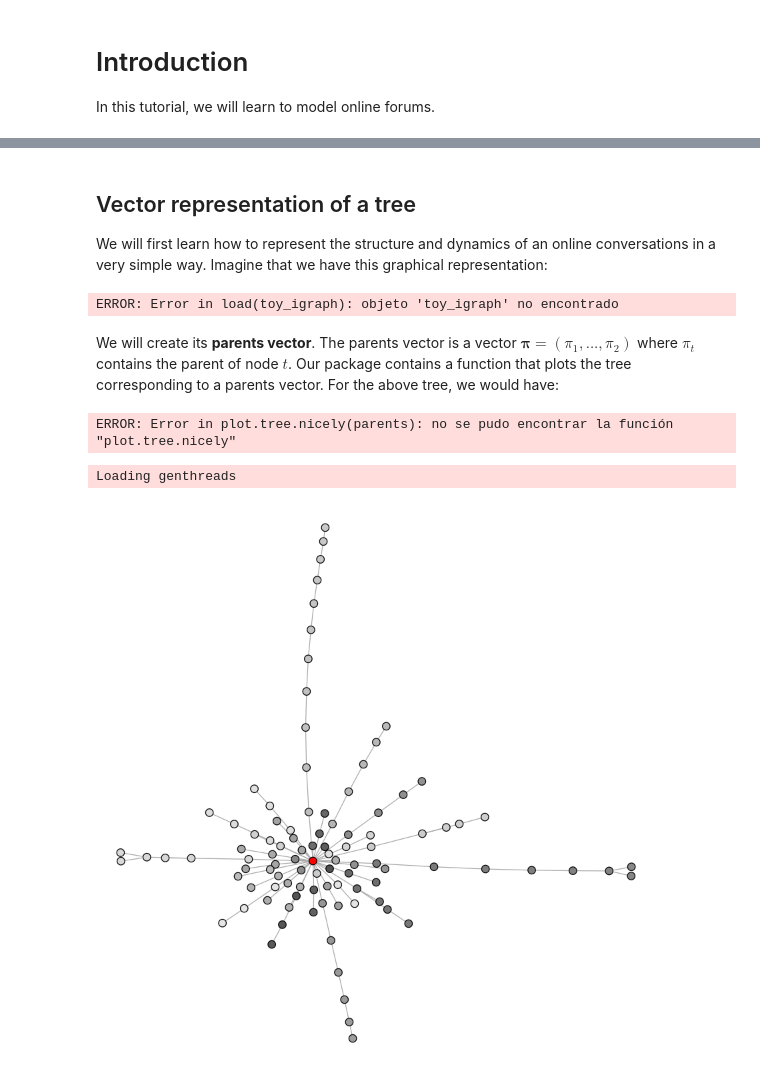
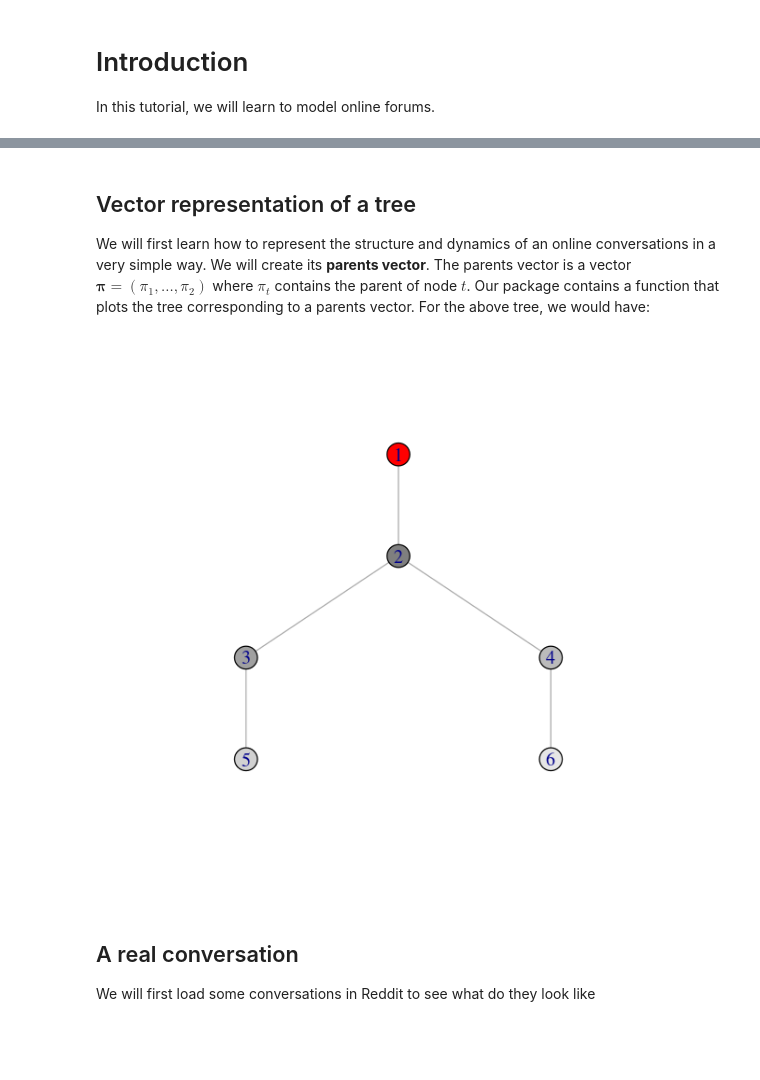
Before and after one commit to alumbreras/generative-discussion-threads, a Jupyter notebook: analysis/Tutorial ASONAM/notebook_asonam.ipynb, the cells around one changed output, grey strips where cells are left out. Drawn from its saved outputs; the diff is of its cells as text; code cells hidden in the pictures; blank space fills up the shorter version.

```diff
--- a/analysis/Tutorial ASONAM/notebook_asonam.ipynb
+++ b/analysis/Tutorial ASONAM/notebook_asonam.ipynb
@@ -26,30 +26,23 @@ Installing package into ‘/home/alumbreras/R/x86_64-pc-linux-gnu-library/3.4’
 # %% [markdown]
 ## Vector representation of a tree
 
-We will first learn how to represent the structure and dynamics of an online conversations in a very simple way. Imagine that we have this graphical representation:
+We will first learn how to represent the structure and dynamics of an online conversations in a very simple way. We will create its **parents vector**. The parents vector is a vector $\boldsymbol{\pi} = (\pi_1,...,\pi_2)$ where $\pi_t$ contains the parent of node $t$. Our package contains a function that plots the tree corresponding to a parents vector. For the above tree, we would have:
-# %%
-load(toy_igraph)
-plot(toy_igraph)
-# %% [output]
-ERROR: Error in load(toy_igraph): objeto 'toy_igraph' no encontrado
-# %% [markdown]
-We will create its **parents vector**. The parents vector is a vector $\boldsymbol{\pi} = (\pi_1,...,\pi_2)$ where $\pi_t$ contains the parent of node $t$. Our package contains a function that plots the tree corresponding to a parents vector. For the above tree, we would have:
-# %%
-parents <- c(1,2,2,3,4)
-plot.tree.nicely(parents)
-# %% [output]
-ERROR: Error in plot.tree.nicely(parents): no se pudo encontrar la función "plot.tree.nicely"
-# %%
-devtools::load_all()
-
-alpha <- 0.0
-beta <- 1
-tau <- 0.2
-ntrees <- 100
-
-# Generate an plot synthetic tree ----------------------------------------------
-parents <- gen.parentsvector.Gomez2013(ntrees, alpha, beta, tau) # generate
-plot.tree.nicely(parents)
-# %% [output]
-Loading genthreads
-[figure, removed]
+# %%
+options(repr.plot.width=5, repr.plot.height=5)
+
+# Vector representation
+parents <- c(1,2,2,3,4)
+
+# Plot it as a tree
+gtree <- parents_to_tree(parents)
+V(gtree)$color <- gray.colors(vcount(gtree))
+V(gtree)[1]$color <- "red"
+gtree.un <- as.undirected(gtree)
+la = layout_as_tree(gtree.un, mode='out', root=1)
+plot(gtree.un, layout = la, vertex.size=15)
+# %% [output]
+[figure, added]
+# %% [markdown]
+## A real conversation
+
+We will first load some conversations in Reddit to see what do they look like
```
Also changed, not shown: parts of 8 cells of this notebook, 1 other file.
